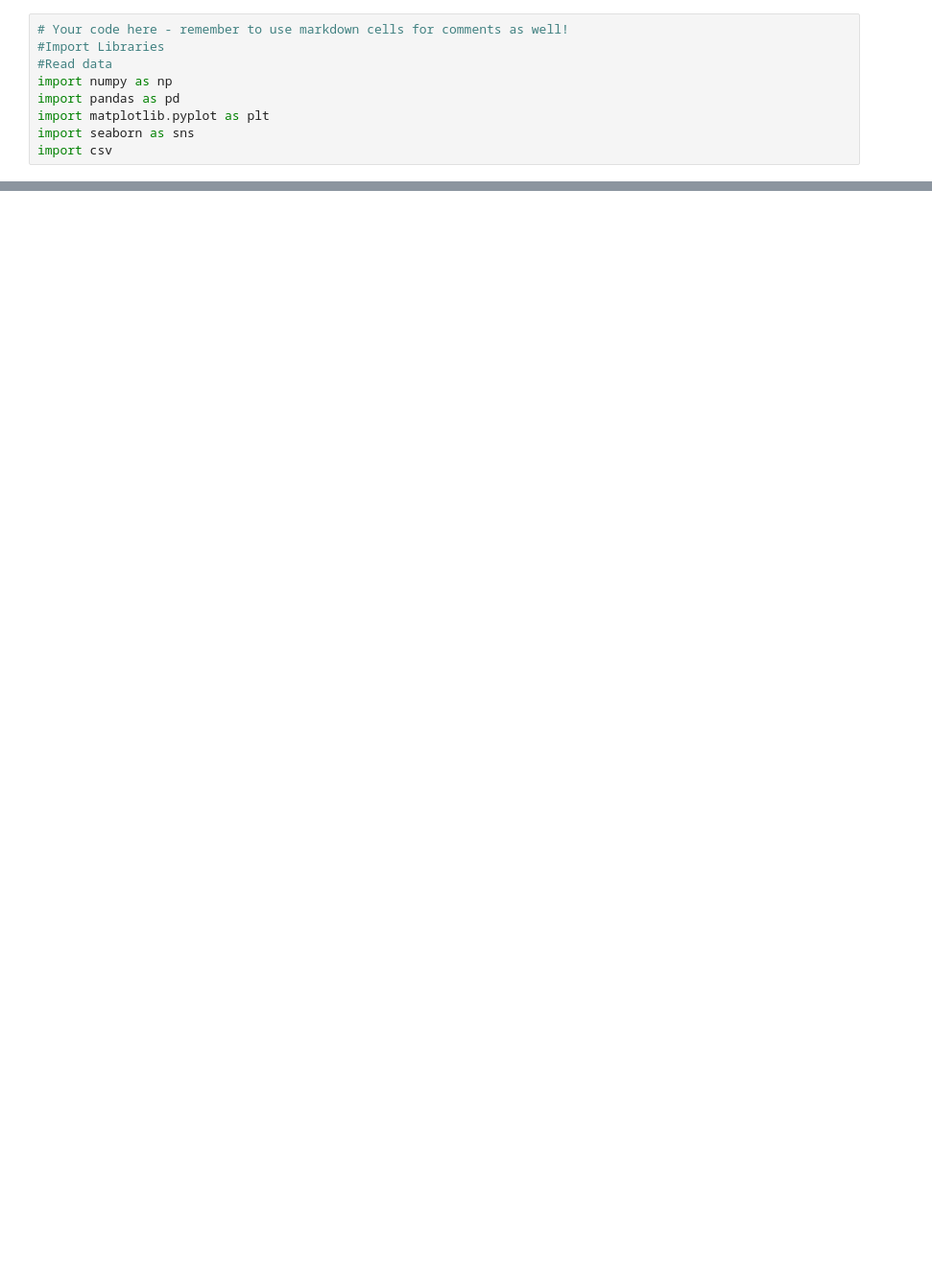
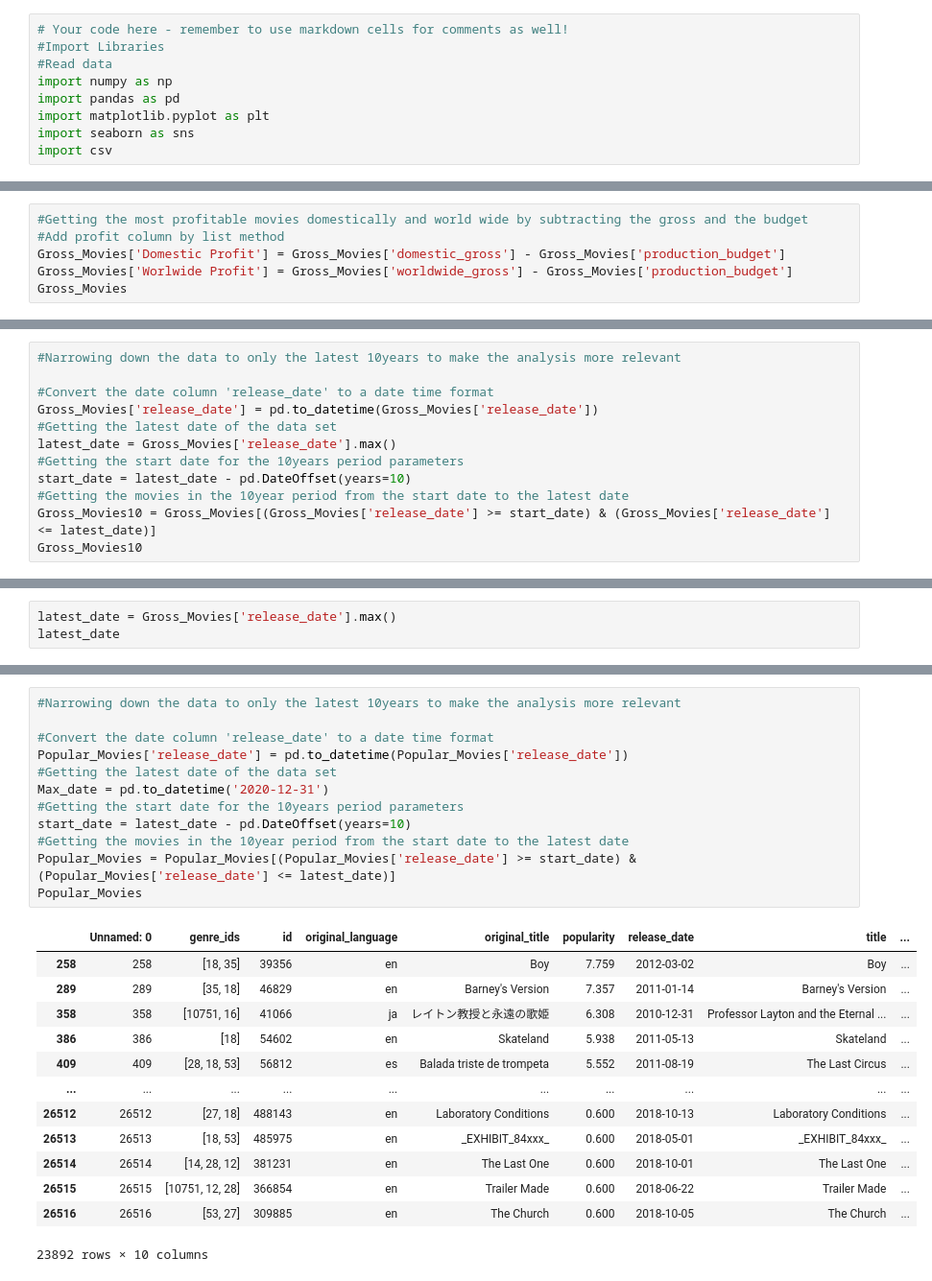
Before and after one commit to dukebaya/dsc-phase-1-project, a Jupyter notebook: student.ipynb, the cells around one changed output, grey strips where cells are left out. Shown: that part at 96% size. Drawn from its saved outputs; the diff is of its cells as text; blank space fills up the shorter version.

Commit message:
updated analysis

```diff
--- a/student.ipynb
+++ b/student.ipynb
@@ -527,0 +153,6 @@ memory usage: 271.0+ KB
+# %%
+#Getting the most profitable movies domestically and world wide by subtracting the gross and the budget
+#Add profit column by list method
+Gross_Movies['Domestic Profit'] = Gross_Movies['domestic_gross'] - Gross_Movies['production_budget']
+Gross_Movies['Worlwide Profit'] = Gross_Movies['worldwide_gross'] - Gross_Movies['production_budget']
+Gross_Movies
@@ -527,0 +173,12 @@ memory usage: 271.0+ KB
+# %%
+#Narrowing down the data to only the latest 10years to make the analysis more relevant
+
+#Convert the date column 'release_date' to a date time format
+Gross_Movies['release_date'] = pd.to_datetime(Gross_Movies['release_date'])
+#Getting the latest date of the data set
+latest_date = Gross_Movies['release_date'].max()
+#Getting the start date for the 10years period parameters
+start_date = latest_date - pd.DateOffset(years=10)
+#Getting the movies in the 10year period from the start date to the latest date
+Gross_Movies10 = Gross_Movies[(Gross_Movies['release_date'] >= start_date) & (Gross_Movies['release_date'] <= latest_date)]
+Gross_Movies10
@@ -527,0 +199,3 @@ memory usage: 271.0+ KB
+# %%
+latest_date = Gross_Movies['release_date'].max()
+latest_date
@@ -527,0 +514,26 @@ memory usage: 271.0+ KB
+# %%
+#Narrowing down the data to only the latest 10years to make the analysis more relevant
+
+#Convert the date column 'release_date' to a date time format
+Popular_Movies['release_date'] = pd.to_datetime(Popular_Movies['release_date'])
+#Getting the latest date of the data set
+Max_date = pd.to_datetime('2020-12-31')
+#Getting the start date for the 10years period parameters
+start_date = latest_date - pd.DateOffset(years=10)
+#Getting the movies in the 10year period from the start date to the latest date
+Popular_Movies = Popular_Movies[(Popular_Movies['release_date'] >= start_date) & (Popular_Movies['release_date'] <= latest_date)]
+Popular_Movies
+# %% [output]
+|  | Unnamed: 0 | genre_ids | id | original_language | original_title | popularity | release_date | title | ... |
+| 258 | 258 | [18, 35] | 39356 | en | Boy | 7.759 | 2012-03-02 | Boy | ... |
+| 289 | 289 | [35, 18] | 46829 | en | Barney's Version | 7.357 | 2011-01-14 | Barney's Version | ... |
+| 358 | 358 | [10751, 16] | 41066 | ja | レイトン教授と永遠の歌姫 | 6.308 | 2010-12-31 | Professor Layton and the Eternal ... | ... |
+| 386 | 386 | [18] | 54602 | en | Skateland | 5.938 | 2011-05-13 | Skateland | ... |
+| 409 | 409 | [28, 18, 53] | 56812 | es | Balada triste de trompeta | 5.552 | 2011-08-19 | The Last Circus | ... |
+| ... | ... | ... | ... | ... | ... | ... | ... | ... | ... |
+| 26512 | 26512 | [27, 18] | 488143 | en | Laboratory Conditions | 0.600 | 2018-10-13 | Laboratory Conditions | ... |
+| 26513 | 26513 | [18, 53] | 485975 | en | _EXHIBIT_84xxx_ | 0.600 | 2018-05-01 | _EXHIBIT_84xxx_ | ... |
+| 26514 | 26514 | [14, 28, 12] | 381231 | en | The Last One | 0.600 | 2018-10-01 | The Last One | ... |
+| 26515 | 26515 | [10751, 12, 28] | 366854 | en | Trailer Made | 0.600 | 2018-06-22 | Trailer Made | ... |
+| 26516 | 26516 | [53, 27] | 309885 | en | The Church | 0.600 | 2018-10-05 | The Church | ... |
+23892 rows × 10 columns
```
Also changed, not shown: parts of 62 cells of this notebook, 4 other files.
